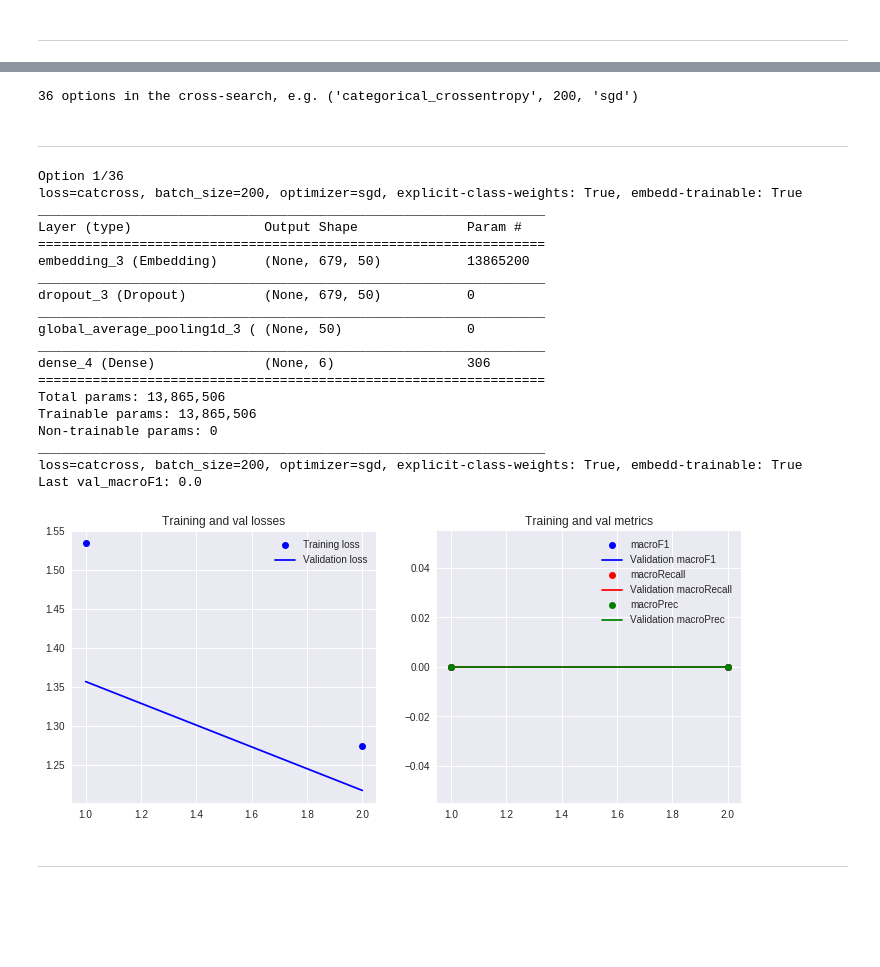
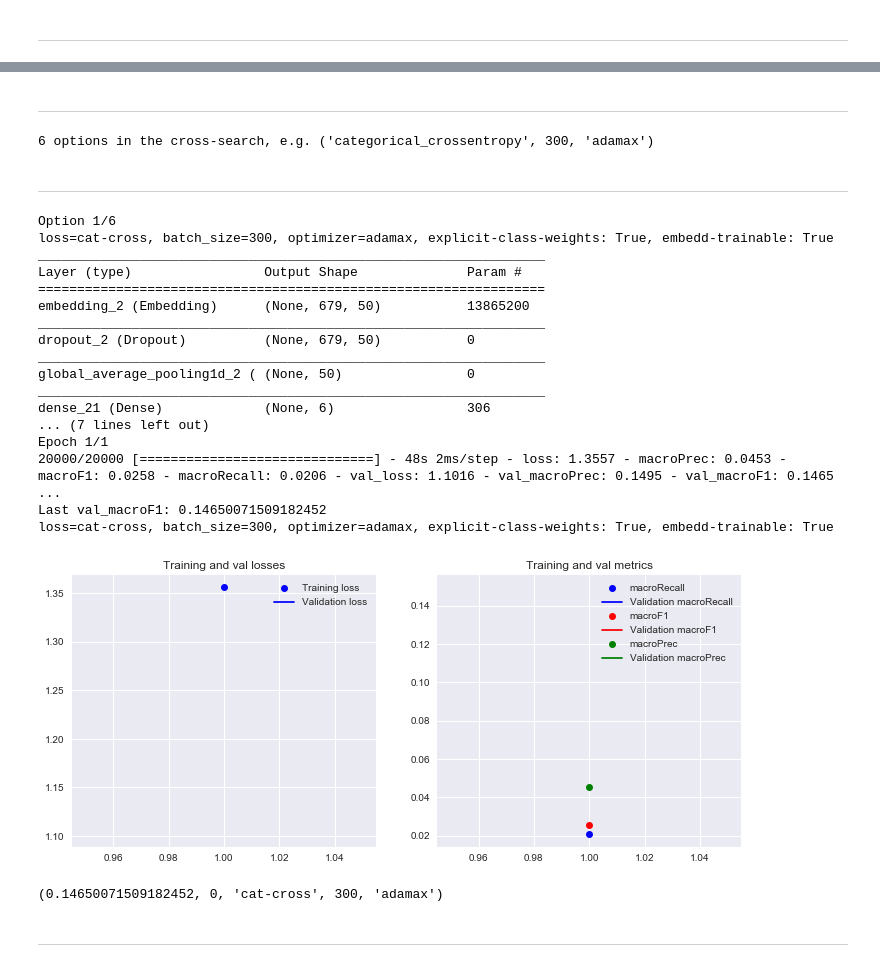
Before and after one commit to olszewskip/ArXiv_Classifier, a Jupyter notebook: keras_search_simple_embeddings_50dim_2.ipynb, the cells around one changed output, grey strips where cells are left out. Drawn from its saved outputs; the diff is of its cells as text; code cells hidden in the pictures; blank space fills up the shorter version.

```diff
--- a/keras_search_simple_embeddings_50dim_2.ipynb
+++ b/keras_search_simple_embeddings_50dim_2.ipynb
@@ -45,7 +46,7 @@ global_params
  'class_weights': array([ 1.26825655,  0.72736371,  0.27602776, 13.23801959, 30.29201502,
          9.49559404])}
 # %%
-n_sample=50_000
+n_sample = 20_000
 # %%
 X_train = np.load(os.path.join("data", "Kdata", "X_train.npy"))[-n_sample:]
 y_train = np.load(os.path.join("data", "Kdata", "y_train.npy"))[-n_sample:]
@@ -223,6 +224,7 @@ class BlackBox():
 
         self.layers = layers
         self.loss = loss
+        self.loss_name = self.loss.__name__ if self.loss != 'categorical_crossentropy' else 'cat-cross'
         self.batch_size = batch_size
         self.epochs = epochs
         self.optimizer = optimizer
@@ -260,8 +262,8 @@ class BlackBox():
         self.model.add(Dense(n_classes, activation='softmax'))
         self.model.compile(loss=self.loss, optimizer=self.optimizer, metrics=self.metrics)
 
-        self.name = f"{self.loss.__name__ if self.loss != 'categorical_crossentropy' else 'catcross'}_batch{self.batch_size}_{self.optimizer}"
-        self.describe = f"loss={self.loss.__name__ if self.loss != 'categorical_crossentropy' else 'catcross'}, batch_size={self.batch_size}, optimizer={self.optimizer}, explicit-class-weights: {type(self.class_weight)==np.ndarray}, embedd-trainable: {self.model.layers[0].trainable}"
+        self.name = f"{self.loss_name}_batch{self.batch_size}_{self.optimizer}"
+        self.describe = f"loss={self.loss_name}, batch_size={self.batch_size}, optimizer={self.optimizer}, explicit-class-weights: {type(self.class_weight)==np.ndarray}, embedd-trainable: {self.model.layers[0].trainable}"
 
 
     def summary(self):
@@ -287,13 +289,12 @@ class BlackBox():
 
     def evaluate(self, X_test, y_test):
 
-        print(f'Loss function: {self.loss.__name__ if callable(self.loss) else self.loss}. Metrics: {[metric.__name__ if callable(metric) else metric for metric in self.metrics]}')
+        print(f'Loss function: {self.loss_name}. Metrics: {[metric.__name__ if callable(metric) else metric for metric in self.metrics]}')
         print("Predicting for X_test, comparing with y_test")
-
-        self.test_results = self.model.evaluate(X_test, y_test)
-        return self.test_results
+        return self.model.evaluate(X_test, y_test)
 
     def plot(self, with_lr=False, from_file=False):
+        print(self.describe)
         try:
             if not from_file:
                 plot_history(self.history, with_lr=with_lr)
@@ -312,8 +313,8 @@ class BlackBox():
         file = os.path.join(working_dir, f"{self.name}_Kmodel.h5")
         self.model.save(file)
 
-    def Kdiscard(self):
-        del self.model
+    def discard(self):
+        self.model = None
 
     def save_hist(self):
         file = os.path.join(working_dir, f"{self.name}_history.p")
@@ -363,58 +367,62 @@ We will rely on a very simple architecture of the neural-net, to examine how dif
+# %% [markdown]
+---
 # %%
 layers = [Embedding(input_dim=num_words, output_dim=50, input_length=padded_length, mask_zero=True),
           Dropout(0.3),
           GlobalAveragePooling1D()
          ]
 # %%
-losses = ['categorical_crossentropy', fuzzy_macroF1_flip, my_loss]
-batch_sizes = [200, 300, 500, 800]
-optimizers = ['sgd', 'adam', 'nadam']
+losses = ['categorical_crossentropy']#, fuzzy_macroF1_flip, my_loss]
+batch_sizes = [300, 500, 800]#, 1300]
+optimizers = ['adamax', 'adam']#, 'nadam']
 
 options = list(product(losses, batch_sizes, optimizers))
 n_options = len(options)
 print(f"{n_options} options in the cross-search, e.g. {options[0]}")
 # %% [output]
-36 options in the cross-search, e.g. ('categorical_crossentropy', 200, 'sgd')
+6 options in the cross-search, e.g. ('categorical_crossentropy', 300, 'adamax')
 # %% [markdown]
 ---
 # %%
 # A single test, e.g.
 
 k = 0
 
+loss, batch_size, optimizer = options[k]
 print(f"Option {k+1}/{n_options}")
-loss, batch_size, optimizer = options[k]
 
-model = BlackBox(layers=layers, loss=loss, batch_size=batch_size, optimizer=optimizer, epochs=2, verbose=0)
+model = BlackBox(layers=layers, loss=loss, batch_size=batch_size, optimizer=optimizer, epochs=1, verbose=1)
 model.summary()
 model.fit()
 
 model.save_embedd()
 model.Ksave()
 model.save_hist()
-model.Kdiscard()
+model.discard()
 
 model.plot()
 # %% [output]
-Option 1/36
-loss=catcross, batch_size=200, optimizer=sgd, explicit-class-weights: True, embedd-trainable: True
+Option 1/6
+loss=cat-cross, batch_size=300, optimizer=adamax, explicit-class-weights: True, embedd-trainable: True
 _________________________________________________________________
 Layer (type)                 Output Shape              Param #
 =================================================================
-embedding_3 (Embedding)      (None, 679, 50)           13865200
+embedding_2 (Embedding)      (None, 679, 50)           13865200
 _________________________________________________________________
-dropout_3 (Dropout)          (None, 679, 50)           0
+dropout_2 (Dropout)          (None, 679, 50)           0
 _________________________________________________________________
-global_average_pooling1d_3 ( (None, 50)                0
+global_average_pooling1d_2 ( (None, 50)                0
 _________________________________________________________________
-dense_4 (Dense)              (None, 6)                 306
-=================================================================
-Total params: 13,865,506
-Trainable params: 13,865,506
-Non-trainable params: 0
-_________________________________________________________________
-loss=catcross, batch_size=200, optimizer=sgd, explicit-class-weights: True, embedd-trainable: True
-Last val_macroF1: 0.0
+dense_21 (Dense)             (None, 6)                 306
+... (7 lines left out)
+Epoch 1/1
+20000/20000 [==============================] - 48s 2ms/step - loss: 1.3557 - macroPrec: 0.0453 - macroF1: 0.0258 - macroRecall: 0.0206 - val_loss: 1.1016 - val_macroPrec: 0.1495 - val_macroF1: 0.1465  ...
+Last val_macroF1: 0.14650071509182452
+loss=cat-cross, batch_size=300, optimizer=adamax, explicit-class-weights: True, embedd-trainable: True
-[figure, old version]
+[figure, new version]
+# %%
+model.val_score, k, model.loss_name, model.batch_size, model.optimizer
+# %% [output]
+(0.14650071509182452, 0, 'cat-cross', 300, 'adamax')
 # %% [markdown]
 ---
```
Also changed, not shown: parts of 13 cells of this notebook.
